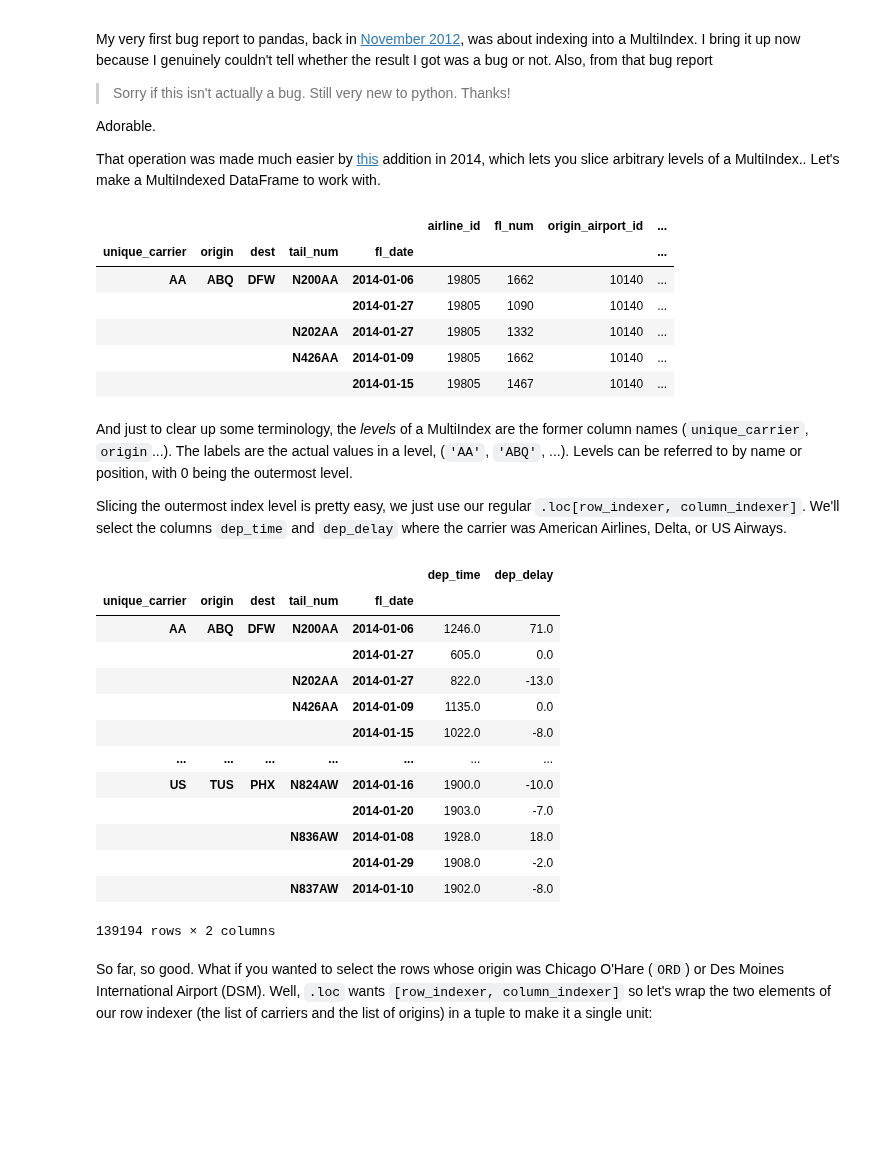
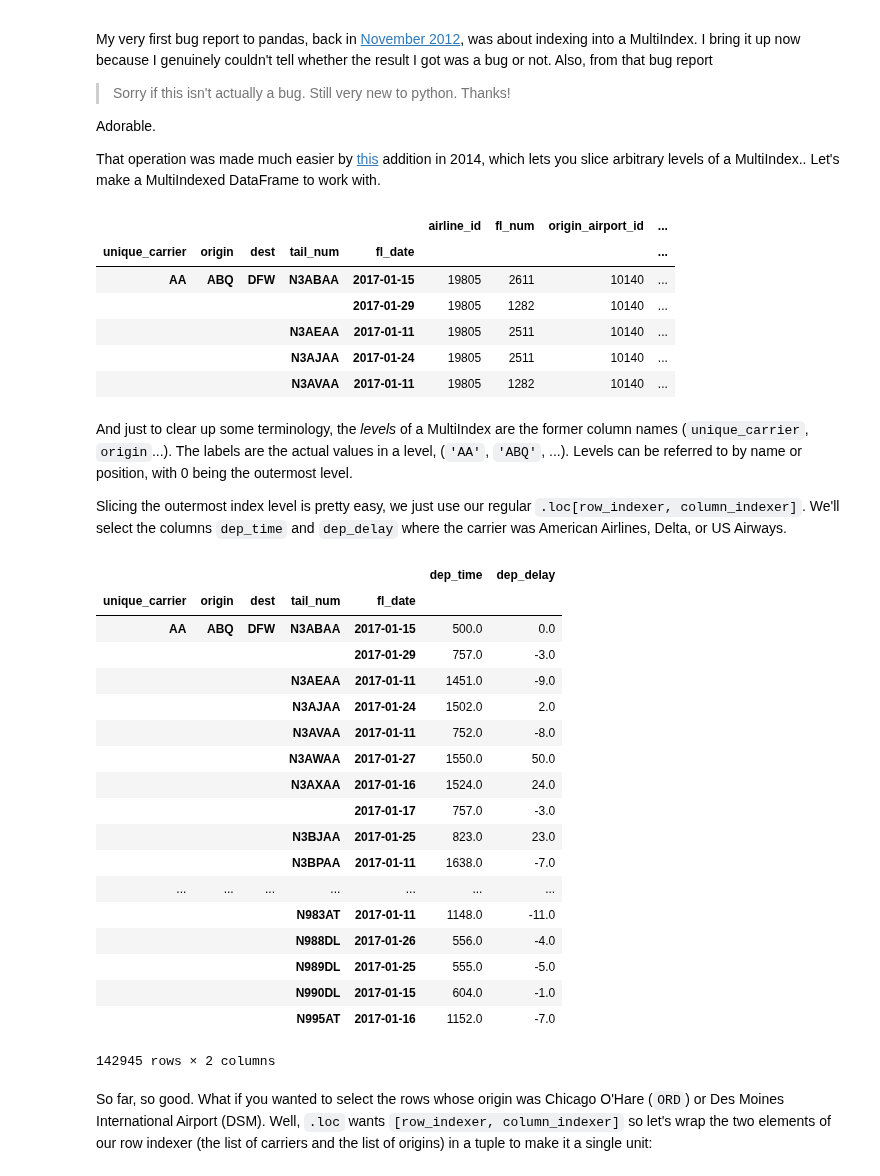
Before and after one commit to TomAugspurger/effective-pandas, a Jupyter notebook: modern_1_intro.ipynb, the cells around one changed output. Saved outputs shown, nothing was run; the diff lists cells and outputs as text; code cells hidden in the pictures; blank space fills up the shorter version.

```diff
--- a/modern_1_intro.ipynb
+++ b/modern_1_intro.ipynb
@@ -280,16 +290,17 @@ Adorable.
 That operation was made much easier by [this](http://pandas.pydata.org/pandas-docs/version/0.18.0/whatsnew.html#multiindexing-using-slicers) addition in 2014, which lets you slice arbitrary levels of a MultiIndex..
 Let's make a MultiIndexed DataFrame to work with.
 # %%
-hdf = df.set_index(['unique_carrier', 'origin', 'dest', 'tail_num', 'fl_date']).sort_index()
+hdf = df.set_index(['unique_carrier', 'origin', 'dest', 'tail_num',
+                    'fl_date']).sort_index()
 hdf[hdf.columns[:4]].head()
 # %% [output]
 |  |  |  |  |  | airline_id | fl_num | origin_airport_id | ... |
 | unique_carrier | origin | dest | tail_num | fl_date |  |  |  | ... |
-| AA | ABQ | DFW | N200AA | 2014-01-06 | 19805 | 1662 | 10140 | ... |
-|  |  |  |  | 2014-01-27 | 19805 | 1090 | 10140 | ... |
-|  |  |  | N202AA | 2014-01-27 | 19805 | 1332 | 10140 | ... |
-|  |  |  | N426AA | 2014-01-09 | 19805 | 1662 | 10140 | ... |
-|  |  |  |  | 2014-01-15 | 19805 | 1467 | 10140 | ... |
+| AA | ABQ | DFW | N3ABAA | 2017-01-15 | 19805 | 2611 | 10140 | ... |
+|  |  |  |  | 2017-01-29 | 19805 | 1282 | 10140 | ... |
+|  |  |  | N3AEAA | 2017-01-11 | 19805 | 2511 | 10140 | ... |
+|  |  |  | N3AJAA | 2017-01-24 | 19805 | 2511 | 10140 | ... |
+|  |  |  | N3AVAA | 2017-01-11 | 19805 | 1282 | 10140 | ... |
 # %% [markdown]
 And just to clear up some terminology, the *levels* of a MultiIndex are the
 former column names (`unique_carrier`, `origin`...).
@@ -302,18 +313,23 @@ hdf.loc[['AA', 'DL', 'US'], ['dep_time', 'dep_delay']]
 # %% [output]
 |  |  |  |  |  | dep_time | dep_delay |
 | unique_carrier | origin | dest | tail_num | fl_date |  |  |
-| AA | ABQ | DFW | N200AA | 2014-01-06 | 1246.0 | 71.0 |
-|  |  |  |  | 2014-01-27 | 605.0 | 0.0 |
-|  |  |  | N202AA | 2014-01-27 | 822.0 | -13.0 |
-|  |  |  | N426AA | 2014-01-09 | 1135.0 | 0.0 |
-|  |  |  |  | 2014-01-15 | 1022.0 | -8.0 |
+| AA | ABQ | DFW | N3ABAA | 2017-01-15 | 500.0 | 0.0 |
+|  |  |  |  | 2017-01-29 | 757.0 | -3.0 |
+|  |  |  | N3AEAA | 2017-01-11 | 1451.0 | -9.0 |
+|  |  |  | N3AJAA | 2017-01-24 | 1502.0 | 2.0 |
+|  |  |  | N3AVAA | 2017-01-11 | 752.0 | -8.0 |
+|  |  |  | N3AWAA | 2017-01-27 | 1550.0 | 50.0 |
+|  |  |  | N3AXAA | 2017-01-16 | 1524.0 | 24.0 |
+|  |  |  |  | 2017-01-17 | 757.0 | -3.0 |
+|  |  |  | N3BJAA | 2017-01-25 | 823.0 | 23.0 |
+|  |  |  | N3BPAA | 2017-01-11 | 1638.0 | -7.0 |
 | ... | ... | ... | ... | ... | ... | ... |
-| US | TUS | PHX | N824AW | 2014-01-16 | 1900.0 | -10.0 |
-|  |  |  |  | 2014-01-20 | 1903.0 | -7.0 |
-|  |  |  | N836AW | 2014-01-08 | 1928.0 | 18.0 |
-|  |  |  |  | 2014-01-29 | 1908.0 | -2.0 |
-|  |  |  | N837AW | 2014-01-10 | 1902.0 | -8.0 |
+|  |  |  | N983AT | 2017-01-11 | 1148.0 | -11.0 |
+|  |  |  | N988DL | 2017-01-26 | 556.0 | -4.0 |
+|  |  |  | N989DL | 2017-01-25 | 555.0 | -5.0 |
+|  |  |  | N990DL | 2017-01-15 | 604.0 | -1.0 |
+|  |  |  | N995AT | 2017-01-16 | 1152.0 | -7.0 |
-139194 rows × 2 columns
+142945 rows × 2 columns
 # %% [markdown]
 So far, so good. What if you wanted to select the rows whose origin was Chicago O'Hare (`ORD`) or Des Moines International Airport (DSM).
 Well, `.loc` wants `[row_indexer, column_indexer]` so let's wrap the two elements of our row indexer (the list of carriers and the list of origins) in a tuple to make it a single unit:
```
Also changed, not shown: parts of 12 cells of this notebook, 9 other files.
